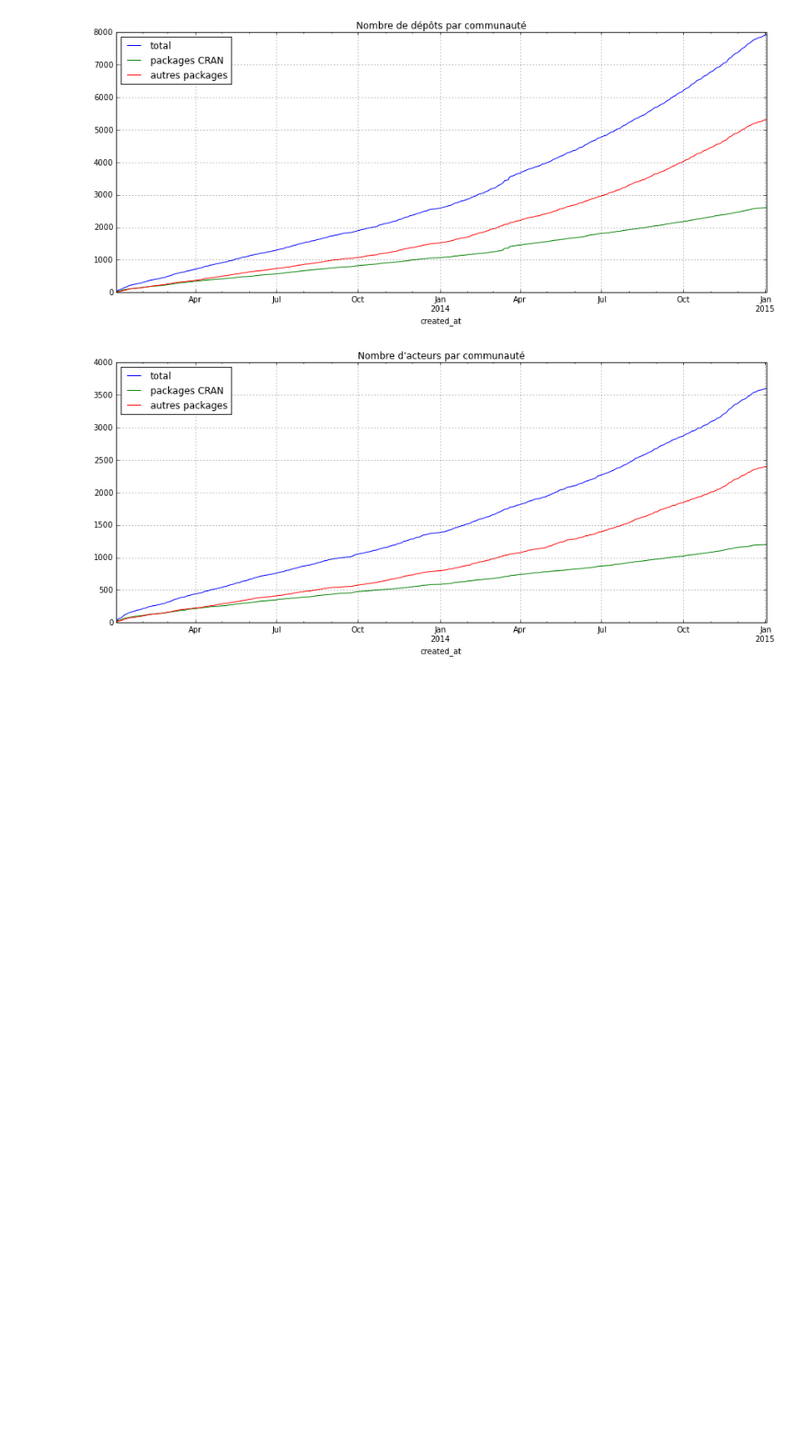
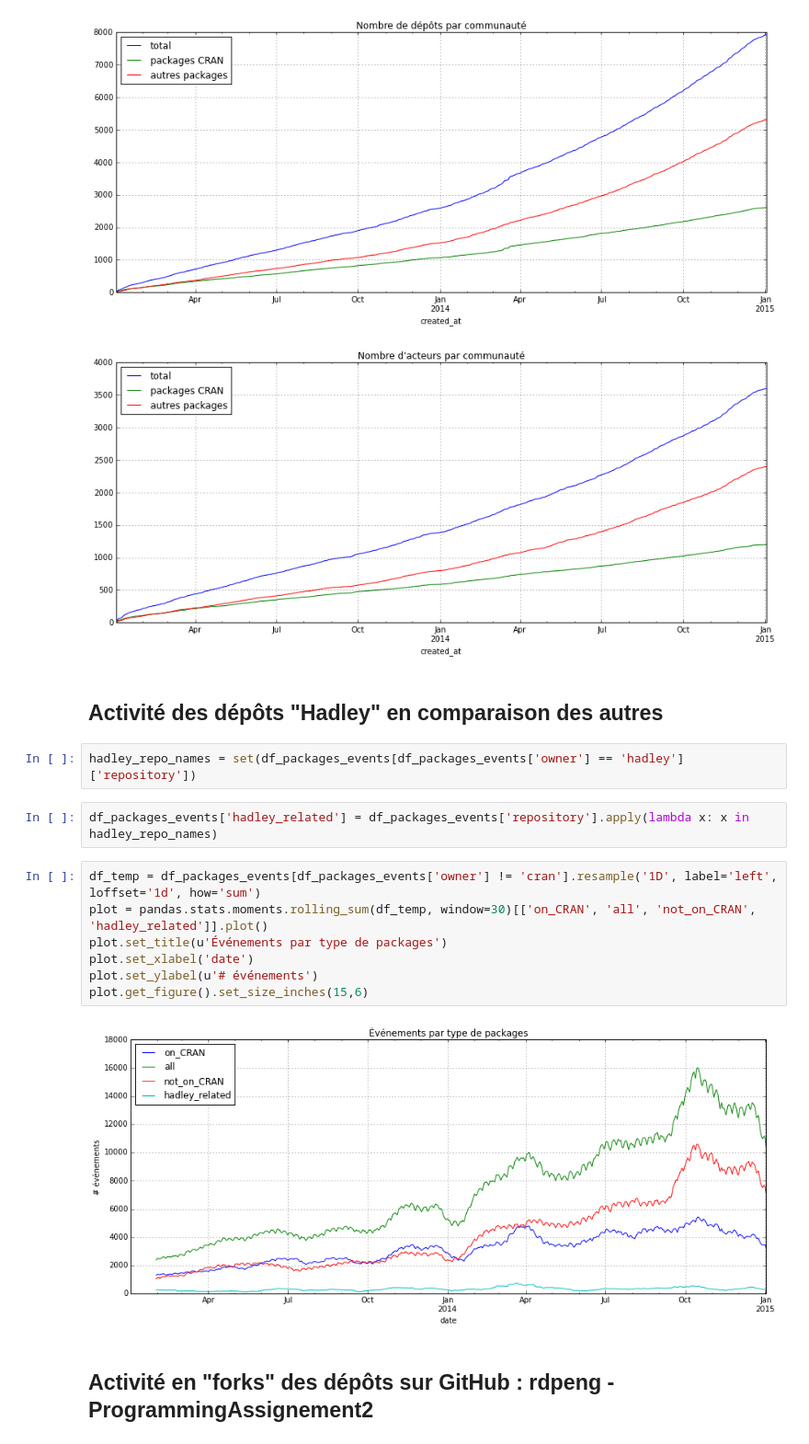
Before and after one commit to maelick/GitHub-API-Helpers, a Jupyter notebook: ActivityPlot.ipynb, the cells around one changed output. Shown at 92% size. Cells and saved outputs as stored; diff of their text form; blank space fills up the shorter version.

```diff
--- a/ActivityPlot.ipynb
+++ b/ActivityPlot.ipynb
@@ -210,3 +210,20 @@ plot.legend([u'total', u'packages CRAN', u'autres packages'], loc='upper left')
 <matplotlib.legend.Legend at 0x...>
 [figure]
 [figure]
+# %% [markdown]
+## Activité des dépôts "Hadley" en comparaison des autres
+# %%
+hadley_repo_names = set(df_packages_events[df_packages_events['owner'] == 'hadley']['repository'])
+# %%
+df_packages_events['hadley_related'] = df_packages_events['repository'].apply(lambda x: x in hadley_repo_names)
+# %%
+df_temp = df_packages_events[df_packages_events['owner'] != 'cran'].resample('1D', label='left', loffset='1d', how='sum')
+plot = pandas.stats.moments.rolling_sum(df_temp, window=30)[['on_CRAN', 'all', 'not_on_CRAN', 'hadley_related']].plot()
+plot.set_title(u'Événements par type de packages')
+plot.set_xlabel('date')
+plot.set_ylabel(u'# événements')
+plot.get_figure().set_size_inches(15,6)
+# %% [output]
+[figure, added]
+# %% [markdown]
+## Activité en "forks" des dépôts sur GitHub : rdpeng - ProgrammingAssignement2
```
Also changed, not shown: parts of 5 cells of this notebook, 2 other files.
